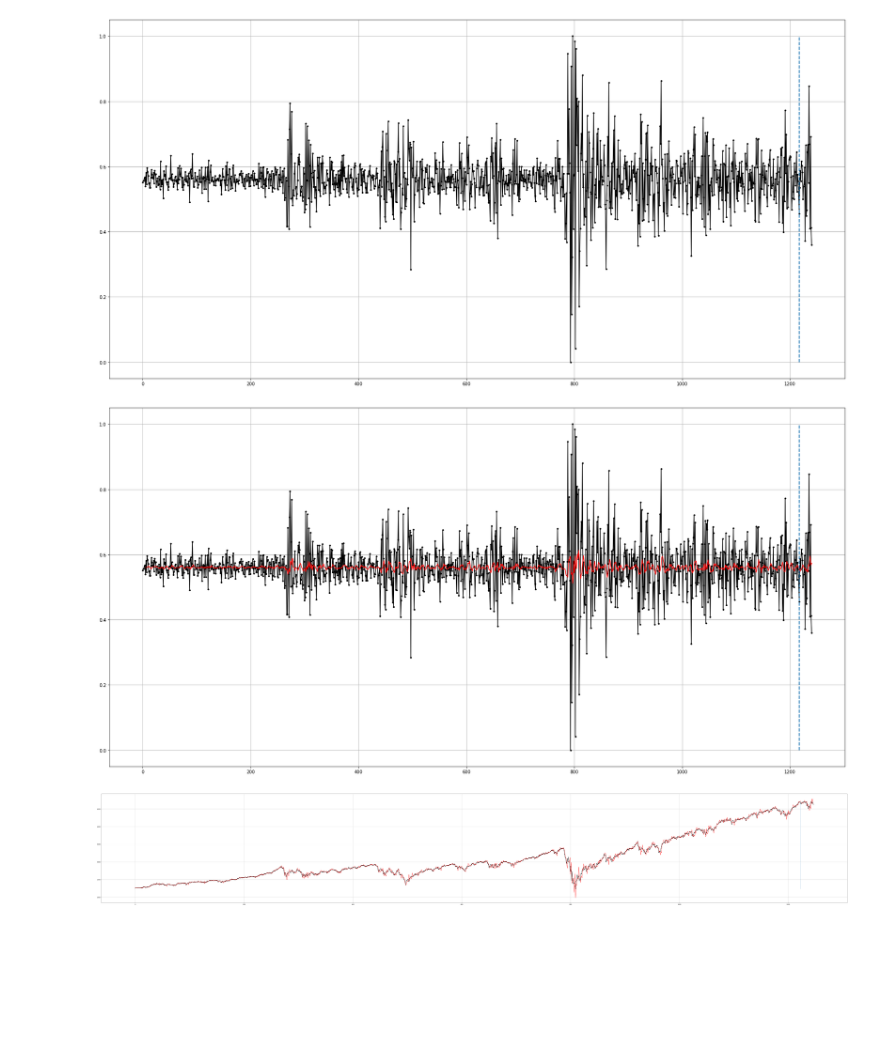
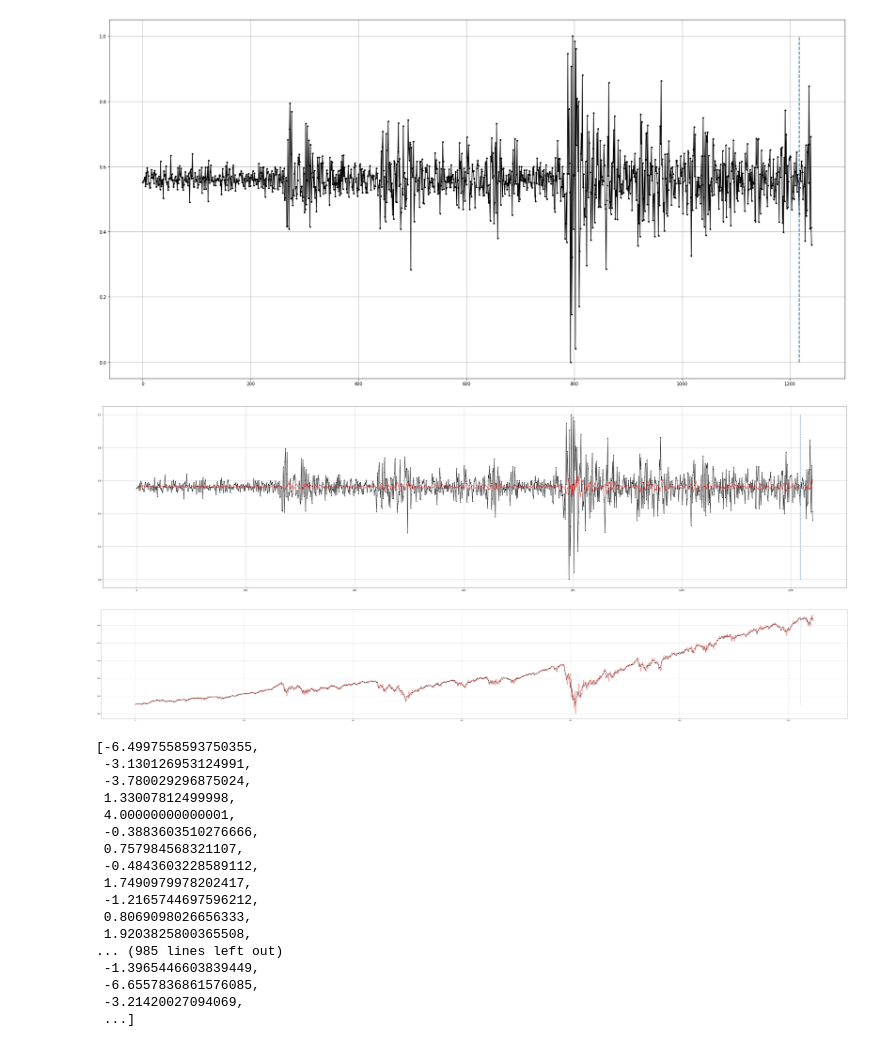
Before and after one commit to napb/mla_final, a Jupyter notebook: final/final.ipynb, the cells around one changed output. Cells and saved outputs as stored; diff of their text form; code cells hidden in the pictures; blank space fills up the shorter version.

```diff
--- a/final/final.ipynb
+++ b/final/final.ipynb
@@ -103,41 +104,51 @@ for t in range(P - 1, len(data_d1d5_scaled) - 1):
     X.append([data_d1d5_scaled[t - n] for n in range(P)])
 
 d = data_d1d5_scaled[P:]
+# %%
+#
+# Se construye la matriz de regresores
+#
+P = 5
+
+Xt = []
+for t in range(P - 1, len(data_d1d5_scaled) - 1):
+
+    Xt.append([data_d1d5_scaled[t - n] for n in range(P)])
 # %%
-H = 50
+H = 5  # Se escoge arbitrariamente
 
 np.random.seed(123456)
 
 mlp = MLPRegressor(
     hidden_layer_sizes=(H,),
     activation="logistic",
     learning_rate="adaptive",
     momentum=0.0,
     learning_rate_init=0.002,
     max_iter=100000,
 )
 
 # Entrenamiento
 mlp.fit(X[0:998], data_d1d5_scaled[0:998])
 
 # Pronostico
 y_d1d5_scaled_m2 = mlp.predict(X)
 
-plt.figure(figsize=(30, 15))
+plt.figure(figsize=(60, 15))
 plt.plot(data_d1d5_scaled, ".-k")
 plt.grid()
 
 # No hay pronóstico para los primeros 5 valores de la serie
 plt.plot([None] * P + y_d1d5_scaled_m2.tolist(), "-r")
 
 # linea vertical para dividir el entrenamiento
 # del pronóstico
 plt.plot(
     [len(data_d1d5_scaled) - 24, len(data_d1d5_scaled) - 24],
     [min(data_d1d5_scaled), max(data_d1d5_scaled)],
     "--",
     linewidth=2,
 );
 # %% [output]
-[figure, old version]
+[figure, new version]
 # %%
@@ -168,3 +175,23 @@ plt.plot(y_m2, "-r")
 plt.plot([len(data) - 24, len(data) - 24], [min(data), max(data)], "--", linewidth=1);
 # %% [output]
 [figure]
+# %%
+[u[0] for u in scaler.inverse_transform([[u] for u in y_d1d5_scaled_m2])]
+# %% [output]
+[-6.4997558593750355,
+ -3.130126953124991,
+ -3.780029296875024,
+ 1.33007812499998,
+ 4.00000000000001,
+ -0.3883603510276666,
+ 0.757984568321107,
+ -0.4843603228589112,
+ 1.7490979978202417,
+ -1.2165744697596212,
+ 0.8069098026656333,
+ 1.9203825800365508,
+... (985 lines left out)
+ -1.3965446603839449,
+ -6.6557836861576085,
+ -3.21420027094069,
+ ...]
```
Also changed, not shown: parts of 7 cells of this notebook, 2 other files.
